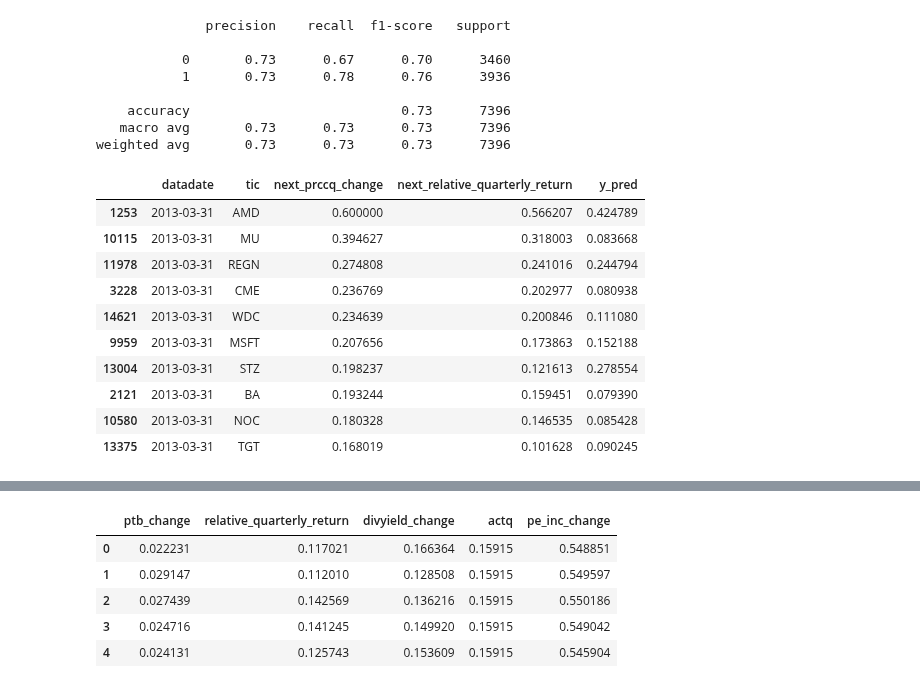
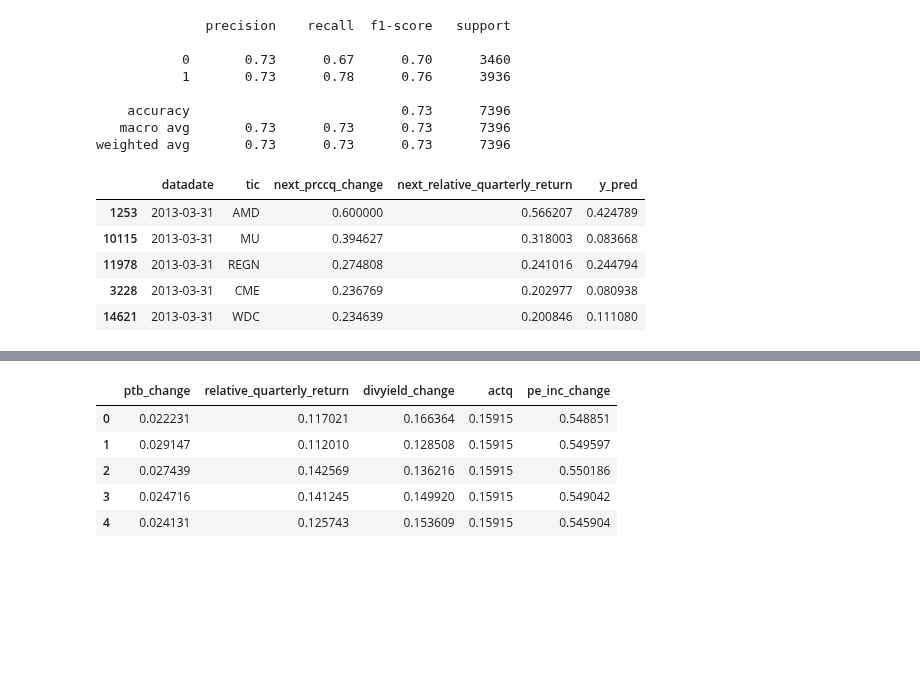
Before and after one commit to edocampione/4YP, a Jupyter notebook: models/global.ipynb, the cells around one changed output, grey strips where cells are left out. Cells and saved outputs as stored; diff of their text form; code cells hidden in the pictures; blank space fills up the shorter version.

```diff
--- a/models/global.ipynb
+++ b/models/global.ipynb
@@ -345,17 +345,12 @@ weighted avg       0.73      0.73      0.73      7396
 # %%
 results['y_pred'] = y_test_pred
 results = results.sort_values(by=['datadate', 'next_prccq_change'], ascending=[True, False])
 
-results.head(10)
+results.head(5)
 # %% [output]
 |  | datadate | tic | next_prccq_change | next_relative_quarterly_return | y_pred |
 | 1253 | 2013-03-31 | AMD | 0.600000 | 0.566207 | 0.424789 |
 | 10115 | 2013-03-31 | MU | 0.394627 | 0.318003 | 0.083668 |
 | 11978 | 2013-03-31 | REGN | 0.274808 | 0.241016 | 0.244794 |
 | 3228 | 2013-03-31 | CME | 0.236769 | 0.202977 | 0.080938 |
 | 14621 | 2013-03-31 | WDC | 0.234639 | 0.200846 | 0.111080 |
-| 9959 | 2013-03-31 | MSFT | 0.207656 | 0.173863 | 0.152188 |
-| 13004 | 2013-03-31 | STZ | 0.198237 | 0.121613 | 0.278554 |
-| 2121 | 2013-03-31 | BA | 0.193244 | 0.159451 | 0.079390 |
-| 10580 | 2013-03-31 | NOC | 0.180328 | 0.146535 | 0.085428 |
-| 13375 | 2013-03-31 | TGT | 0.168019 | 0.101628 | 0.090245 |
```
Also changed, not shown: parts of 5 cells of this notebook, 1 other file.
